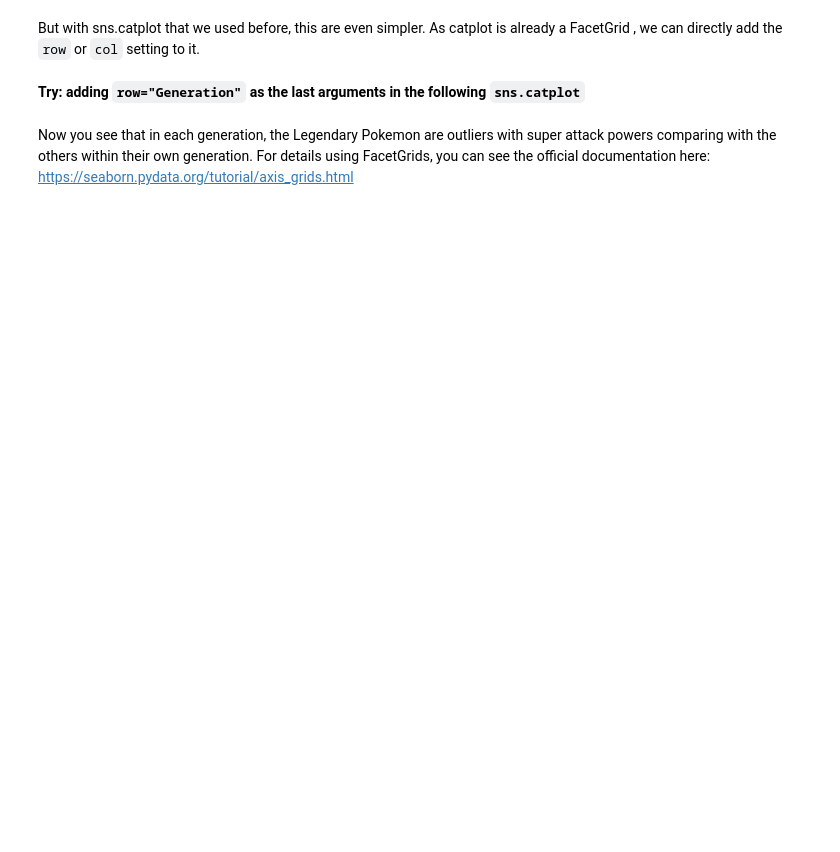
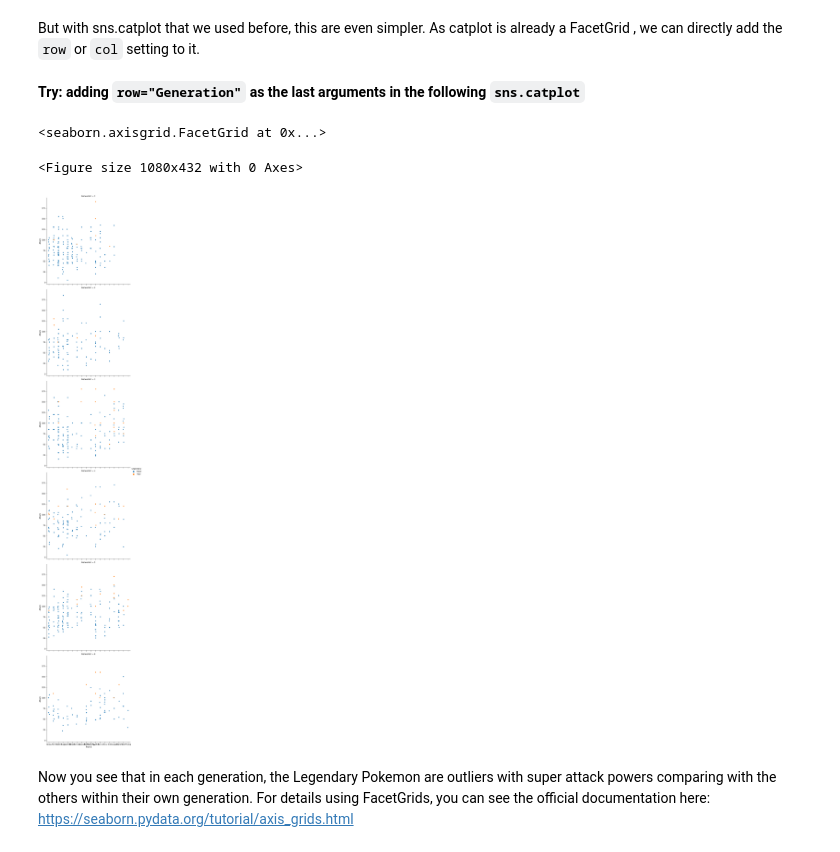
Before and after one commit to biljana-zobenica/beginners-data-workshop, a Jupyter notebook: notebooks/3.2 Visualization with Seaborn.ipynb, the cells around one changed output. Cells and saved outputs as stored; diff of their text form; code cells hidden in the pictures; blank space fills up the shorter version.

```diff
--- a/notebooks/3.2 Visualization with Seaborn.ipynb
+++ b/notebooks/3.2 Visualization with Seaborn.ipynb
@@ -163,6 +171,10 @@ But with sns.catplot that we used before, this are even simpler. As catplot is a
 **Try: adding `row="Generation"` as the last arguments in the following `sns.catplot`**
 # %%
 plt.figure(figsize=(15, 6))
-sns.stripplot(x="Type 1", y="Attack", data=pokemon_df, size=7, hue="Legendary")
+sns.catplot(x="Type 1", y="Attack", data=pokemon_df, size=7, hue="Legendary", row='Generation')
+# %% [output]
+<seaborn.axisgrid.FacetGrid at 0x...>
+<Figure size 1080x432 with 0 Axes>
+[figure, added]
 # %% [markdown]
 Now you see that in each generation, the Legendary Pokemon are outliers with super attack powers comparing with the others within their own generation. For details using FacetGrids, you can see the official documentation here: https://seaborn.pydata.org/tutorial/axis_grids.html
```
Also changed, not shown: parts of 5 cells of this notebook.
